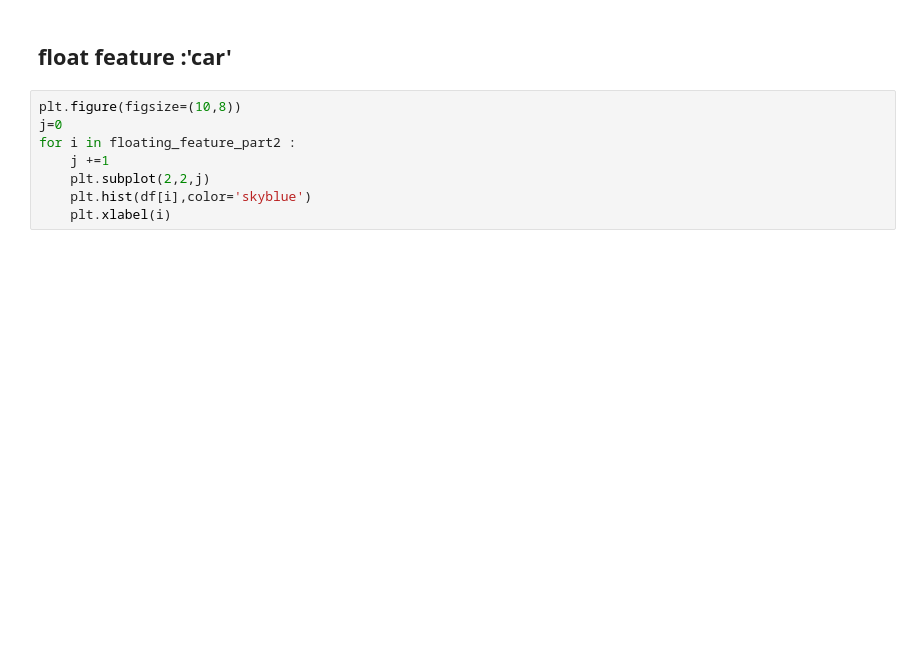
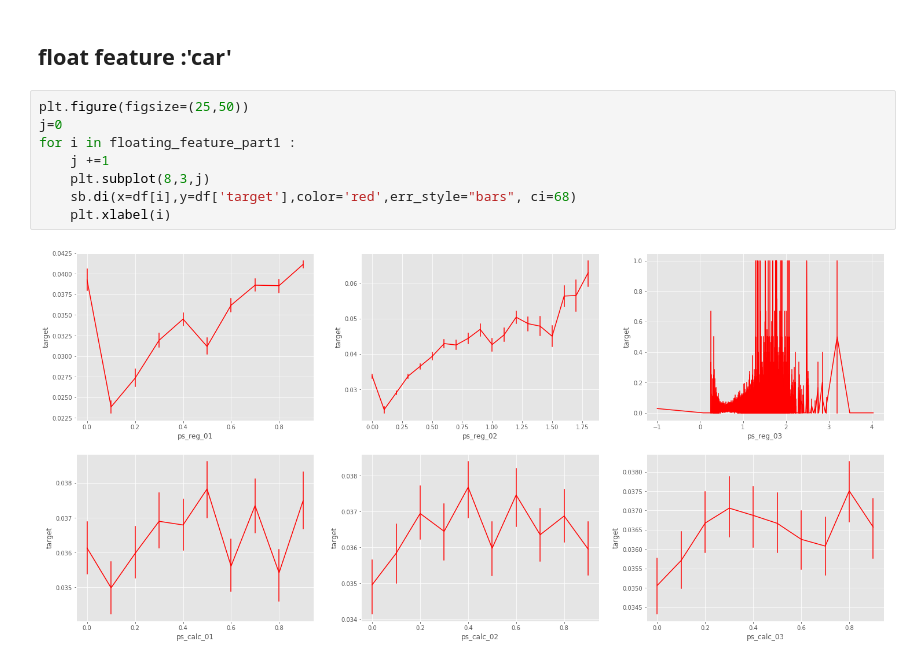
Before and after one commit to KrishnaDesai16/InsuranceClaimPrediction, a Jupyter notebook: InsuranceClaimPrediction.ipynb, the cells around one changed output. Drawn from its saved outputs; the diff is of its cells as text; blank space fills up the shorter version.

```diff
--- a/InsuranceClaimPrediction.ipynb
+++ b/InsuranceClaimPrediction.ipynb
@@ -288,10 +308,12 @@ for i in floating_feature_part1 :
 # %% [markdown]
 ## float feature :'car'
 # %%
-plt.figure(figsize=(10,8))
+plt.figure(figsize=(25,50))
 j=0
-for i in floating_feature_part2 :
+for i in floating_feature_part1 :
     j +=1
-    plt.subplot(2,2,j)
-    plt.hist(df[i],color='skyblue')
+    plt.subplot(8,3,j)
+    sb.di(x=df[i],y=df['target'],color='red',err_style="bars", ci=68)
     plt.xlabel(i)
+# %% [output]
+[figure, added]
```
Also changed, not shown: parts of 5 cells of this notebook.
